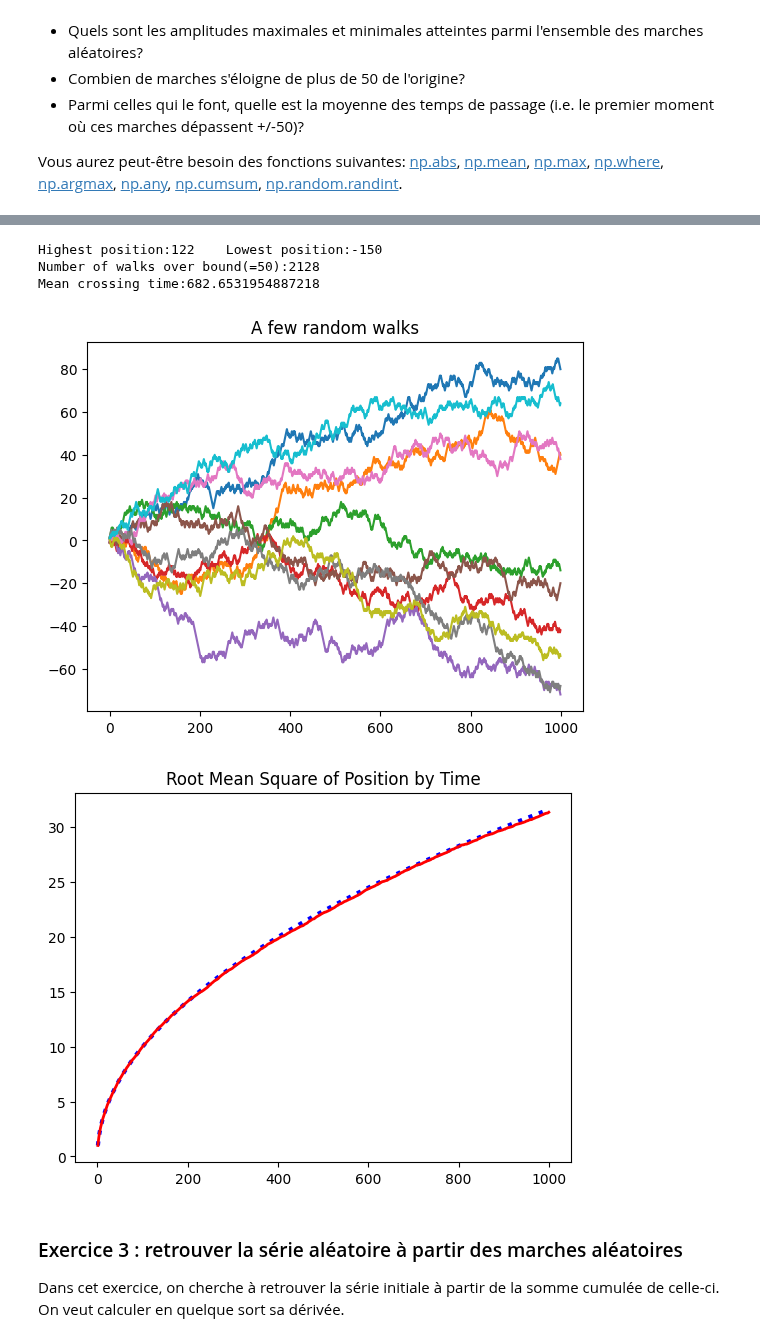
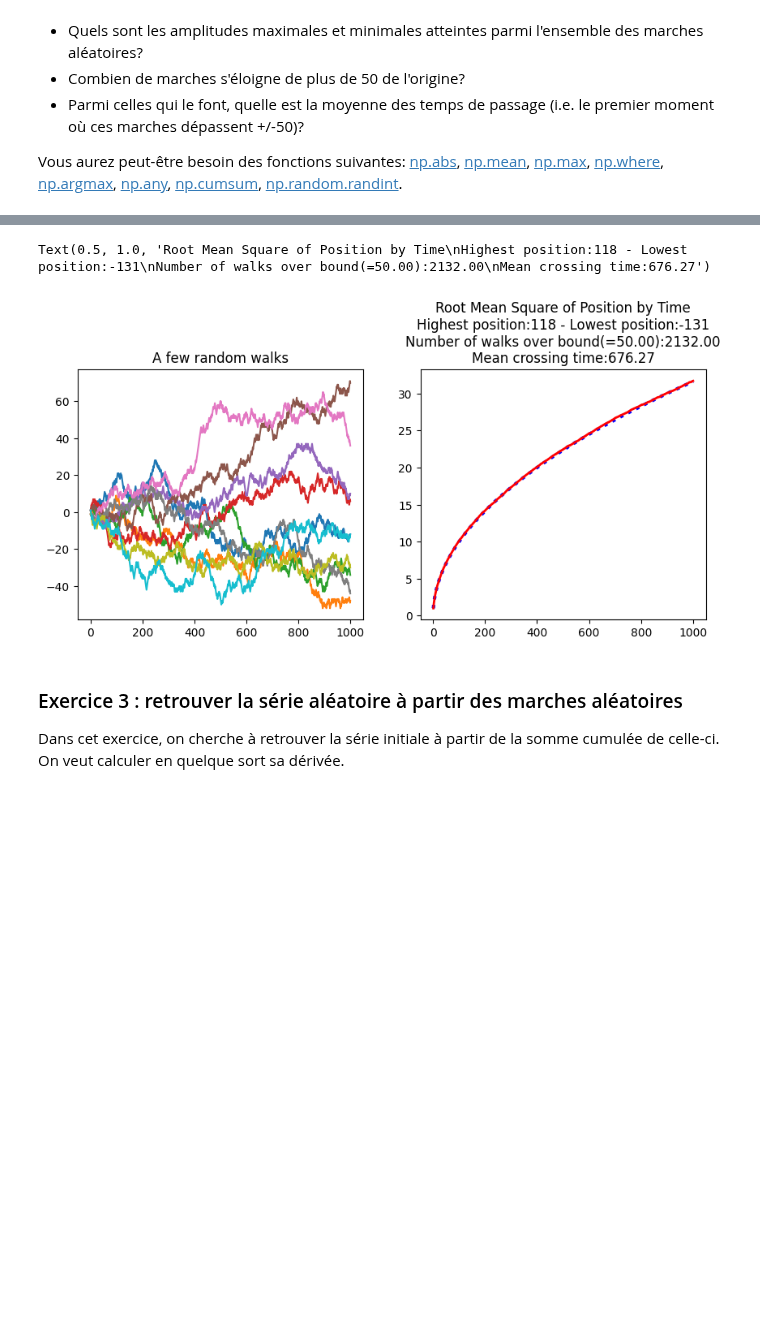
Before and after one commit to sdpython/teachpyx, a Jupyter notebook: _doc/c_data/nb_array.ipynb, the cells around one changed output, grey strips where cells are left out. Drawn from its saved outputs; the diff is of its cells as text; code cells hidden in the pictures; blank space fills up the shorter version.

```diff
--- a/_doc/c_data/nb_array.ipynb
+++ b/_doc/c_data/nb_array.ipynb
@@ -1009,36 +1009,38 @@ array([[ 1,  0,  1,  2,  3,  2,  1,  0,  1,  2],
 # %%
 # let's have a quick look at a few random walks
-plt.plot(walks[:10, :].transpose())
-plt.title("A few random walks")
+fig, ax = plt.subplots(1, 2, figsize=(10, 4))
+ax[0].plot(walks[:10, :].transpose())
+ax[0].set_title("A few random walks")
+
 # Let's see how the root mean square of the position evolves with time/nb of steps
 rms_position = np.sqrt((walks**2).mean(axis=0))
-plt.figure()
 t = 1 + np.arange(len(rms_position))
-plt.plot(t, np.sqrt(t), ":b", lw=3)  # Just to show the fit
-plt.plot(t, rms_position, "-r", lw=2)
-plt.title("Root Mean Square of Position by Time")
+ax[1].plot(t, np.sqrt(t), ":b", lw=3)  # Just to show the fit
+ax[1].plot(t, rms_position, "-r", lw=2)
+
 # What are the highest/lowest positions
-print(
-    "Highest position:{max}\tLowest position:{min}".format(
+titles = [
+    "Root Mean Square of Position by Time",
+    "Highest position:{max} - Lowest position:{min}".format(
         max=walks.max(), min=walks.min()
-    )
-)
+    ),
+]
+
 # How many walks wander further than 50?
 bound = 50
 hits_the_bound = np.any(
     np.abs(walks) > bound, axis=1
 )  # for each walk, do we go further than the bound at any time?
-print("Number of walks over bound(={}):{}".format(bound, hits_the_bound.sum()))
+
+titles.append(f"Number of walks over bound(={bound:1.2f}):{hits_the_bound.sum():1.2f}")
 # Among the walks that go beyond the bound, what is the mean of the first hits?
 # we use argmax on the boolean array to get the first True value
 first_hits = (np.abs(walks[hits_the_bound, :]) > bound).argmax(axis=1)
-print("Mean crossing time:{}".format(first_hits.mean()))
+titles.append(f"Mean crossing time:{first_hits.mean():1.2f}")
+ax[1].set_title("\n".join(titles))
 # %% [output]
-Highest position:122    Lowest position:-150
-Number of walks over bound(=50):2128
-Mean crossing time:682.6531954887218
+Text(0.5, 1.0, 'Root Mean Square of Position by Time\nHighest position:118 - Lowest position:-131\nNumber of walks over bound(=50.00):2132.00\nMean crossing time:676.27')
-[figure, old version]
+[figure, new version]
-[figure, removed]
 # %% [markdown]
 ### Exercice 3 : retrouver la série aléatoire à partir des marches aléatoires
 
```
Also changed, not shown: parts of 9 cells of this notebook, 1 other file.
